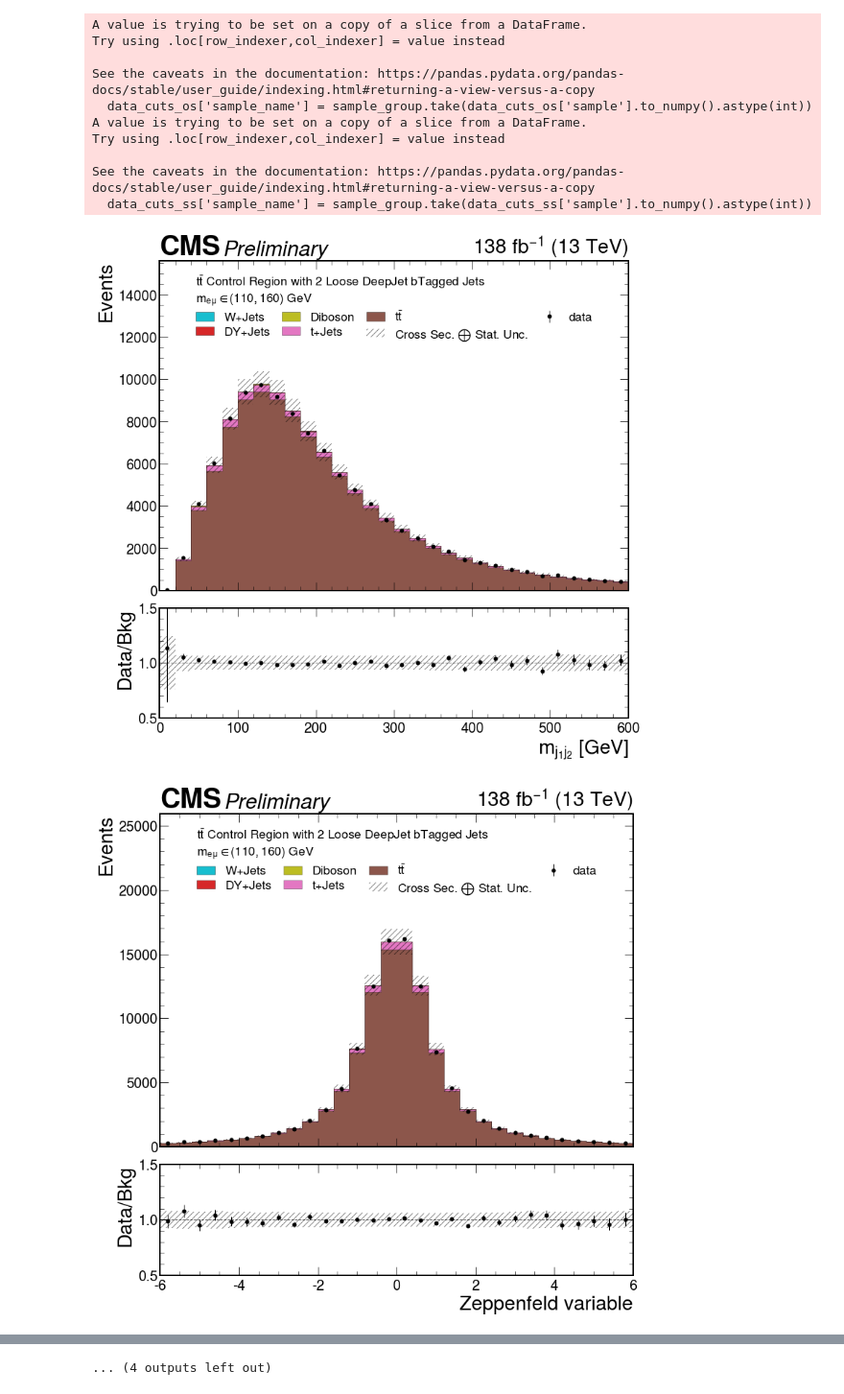
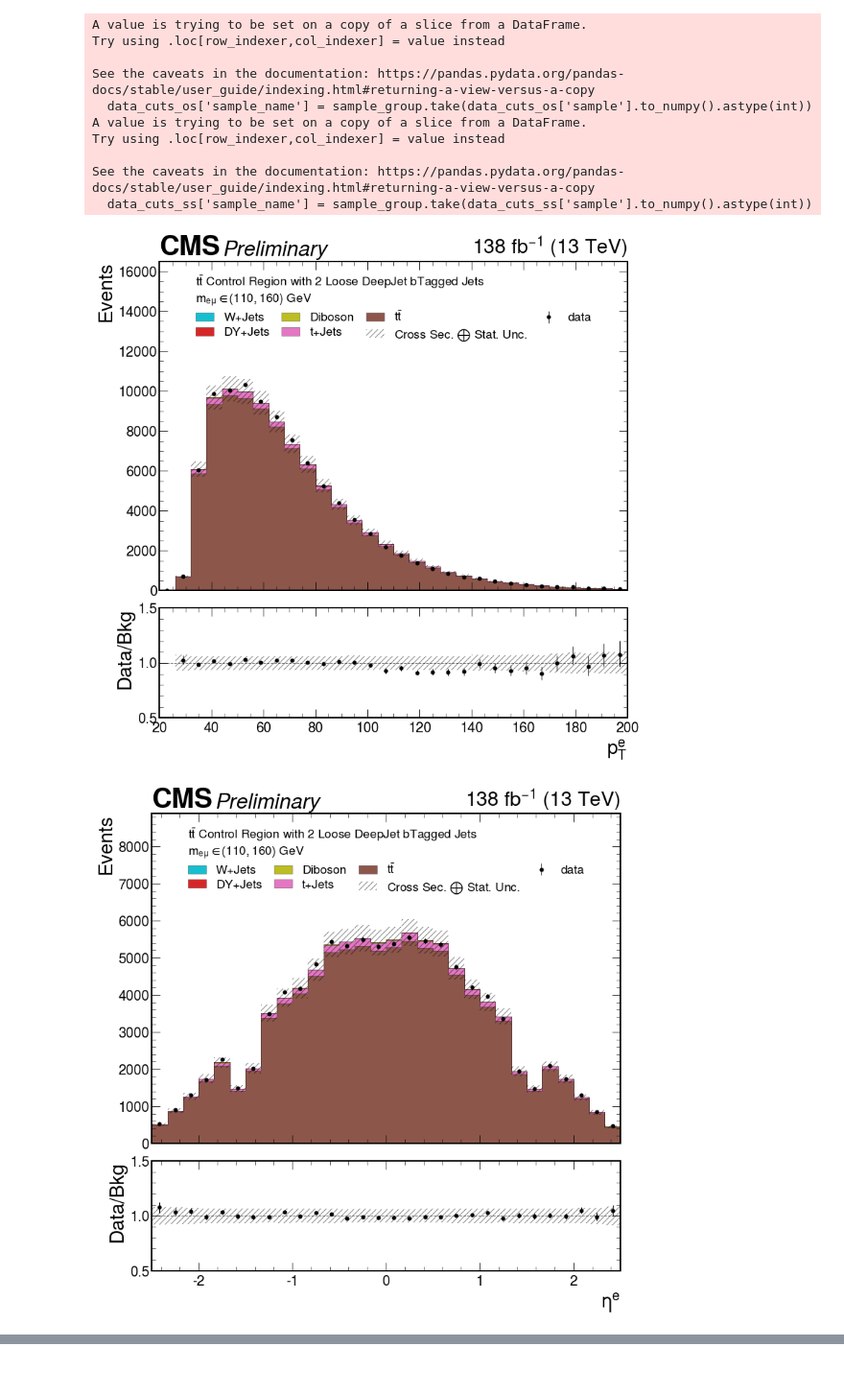
Before and after one commit to kawaho/XGBoost-for-HtoEMu, a Jupyter notebook: Validation_tt.ipynb, the cells around one changed output, grey strips where cells are left out. Shown at 96% size. Saved outputs shown, nothing was run; the diff lists cells and outputs as text; code cells hidden in the pictures.

```diff
--- a/Validation_tt.ipynb
+++ b/Validation_tt.ipynb
@@ -86,3 +86,7 @@ Processing 2016preVFP
 Processing 2016postVFP
 Processing 2017
 Processing 2018
+# %%
+df = df_og[(df_og.etrigger==1) & ~((df_og.eEta.abs() < 1.566) & (df_og.eEta.abs() > 1.4442))]#&(df_og.mtrigger==0)]
+#df = df[(df.is2017==1)]
+#df['weight']*=df['eTrigSF']*df['eIsoSF']
@@ -131,6 +146,6 @@ data_cuts_os.loc[data_cuts_os['sample']!=0,'weight'].sum() / data_cuts_os.loc[da
 # %%
-reweight = data_cuts_os.loc[data_cuts_os['sample']==0,'weight'].sum() / data_cuts_os.loc[data_cuts_os['sample']!=0,'weight'].sum()
-print(data_cuts_os['weight'].sum())
-data_cuts_os.loc[data_cuts_os['sample']==1,'weight'] *= reweight
-print(data_cuts_os['weight'].sum())
+# reweight = data_cuts_os.loc[data_cuts_os['sample']==1,'weight'].sum() / data_cuts_os.loc[data_cuts_os['sample']!=1,'weight'].sum()
+# print(data_cuts_os['weight'].sum())
+# data_cuts_os.loc[data_cuts_os['sample']==2,'weight'] *= reweight
+# print(reweight,data_cuts_os['weight'].sum())
 # %% [output]
@@ -187,7 +202,7 @@ dict_of_hists = {}
 from coffea import hist
 
 dataset_axis = hist.Cat("dataset", "samples")
-for var_ in feature_lists+['mva_0','mva_1']:
+for var_ in ['ept','eEta']:#feature_lists+['mva_0','mva_1']:
     dict_of_hists[var_] = hist.Hist("Events", dataset_axis, hist.Bin(var_, features_map[var_][0], features_map[var_][1], features_map[var_][2], features_map[var_][3]))
 
 sample_group = []
@@ -221,15 +236,18 @@ for groupName in sample_group:
     subset_os[groupName] = data_cuts_os[data_cuts_os['sample_name']==groupName]
     subset_ss[groupName] = data_cuts_ss[data_cuts_ss['sample_name']==groupName]
 
-for var_ in feature_lists+['mva_0','mva_1']:
+for var_ in ['ept','eEta']:#feature_lists+['mva_0','mva_1']:
     for groupName in list(dict.fromkeys(sample_group)):
         arg = {var_: subset_os[groupName][var_].to_numpy(), 'dataset': groupName, 'weight': subset_os[groupName]['weight'].to_numpy()}
+        #arg = {var_: subset_os[groupName][var_].to_numpy(), 'dataset': groupName, 'weight': (subset_os[groupName]['weight']*subset_os[groupName]['eTrigSF']*subset_os[groupName]['eIsoSF']).to_numpy()}
         dict_of_hists[var_].fill(**arg)
         if groupName=='data':
             arg = {var_: subset_ss[groupName][var_].to_numpy(), 'dataset': 'QCD', 'weight': subset_ss[groupName]['weight'].to_numpy()}
+            #arg = {var_: subset_ss[groupName][var_].to_numpy(), 'dataset': 'QCD', 'weight': (subset_ss[groupName]['weight']*subset_ss[groupName]['eTrigSF']*subset_ss[groupName]['eIsoSF']).to_numpy()}
             dict_of_hists[var_].fill(**arg)
         else:
             arg = {var_: subset_ss[groupName][var_].to_numpy(), 'dataset': 'QCD', 'weight': 0-subset_ss[groupName]['weight'].to_numpy()}
+            #arg = {var_: subset_ss[groupName][var_].to_numpy(), 'dataset': 'QCD', 'weight': 0-(subset_ss[groupName]['weight']*subset_ss[groupName]['eTrigSF']*subset_ss[groupName]['eIsoSF']).to_numpy()}
             dict_of_hists[var_].fill(**arg)
 # %% [output]
 A value is trying to be set on a copy of a slice from a DataFrame.
@@ -265,17 +283,31 @@ label_dict = {
     "Stat. unc.": "Stat. unc."
 }
 
-for var_ in feature_lists+['mva_0','mva_1']:
+for var_ in ['ept','eEta']:#feature_lists+['mva_0','mva_1']:
     histo = dict_of_hists[var_]
 
     data = histo["data"]
     bkg = histo[list_of_bkg]
 
-#     qcd = histo['QCD'].copy()
-#     (k, v), = histo['QCD']._sumw.items()
-#     qcd._sumw2[k][qcd._sumw[k]<0] = 0
-#     qcd._sumw[k][qcd._sumw[k]<0] = 0
-#     bkg.add(qcd)
+    qcd = histo['QCD'].copy()
+    (k, v), = histo['QCD']._sumw.items()
+    qcd._sumw2[k][qcd._sumw[k]<0] = 0
+    qcd._sumw[k][qcd._sumw[k]<0] = 0
+    bkg.add(qcd)
+
+    totalbkg = 0
+    for i in histo[list_of_bkg+['QCD']]._sumw.items():
+        totalbkg+=i[1].sum()
+    for i in histo["data"]._sumw.items():
+        totaldata=i[1].sum()
+    scales = {
+        i: totaldata/totalbkg for i in list_of_bkg+['QCD']
+    }
+    histo.scale(scales, axis='dataset')
+
+    data = histo["data"]
+    bkg = histo[list_of_bkg+['QCD']]
+    signal = histo[r'$H\rightarrow e\mu$ (BR=1%)']
 
     import matplotlib.pyplot as plt
     plt.style.use(mplhep.style.CMS)
@@ -392,33 +424,33 @@ for var_ in feature_lists+['mva_0','mva_1']:
     leg = ax.legend(title_fontsize='xx-small', title=r'$t\bar{t}$ Control Region with 2 Loose DeepJet bTagged Jets'+' \n$m_{e\mu} \in (110, 160)\ GeV$', fontsize='xx-small', ncol=4, columnspacing=1, labelspacing=0.25, loc=9)
     leg._legend_box.align = "left"
 
     hist.plotratio(
         num=data.sum("dataset"),
         denom=bkg.sum("dataset"),
         ax=rax,
         error_opts=data_err_opts,
         #denom_fill_opts={},
         guide_opts={},
         unc='num'
     )
 
     rax.stairs(
             edges=bkg["t+Jets"].to_hist().axes.edges[1][0],
             baseline=1 - v3[1:-2]*v1[1:-2]/(v2[1:-2]*v2[1:-2]),
             values=1 +  v3[1:-2]*v1[1:-2]/(v2[1:-2]*v2[1:-2]),
             hatch="///",
             label="Stat. unc.",
             facecolor="none",
             linewidth=0,
             edgecolor=(0,0,0,.5)
     )
 
 
     rax.set_ylim(0.5, 1.5)
     rax.set_ylabel("Data/Bkg", loc='center')
 
     lumi = mplhep.cms.label(ax=ax, lumi=138, label="Preliminary", data=1)
-    #fig.savefig(f'plots/MCData/{var_}_tt.png')
+    fig.savefig(f'plots/MCData/eSF/{var_}_tt_etrig_noSF.png')
 # %% [output]
-[figure, old version]
+[figure, new version]
-[figure, old version]
+[figure, new version]
@@ -435 +456,0 @@ for var_ in feature_lists+['mva_0','mva_1']:
-... (4 outputs left out)
```
Also changed, not shown: parts of 10 cells of this notebook, 7 other files.
